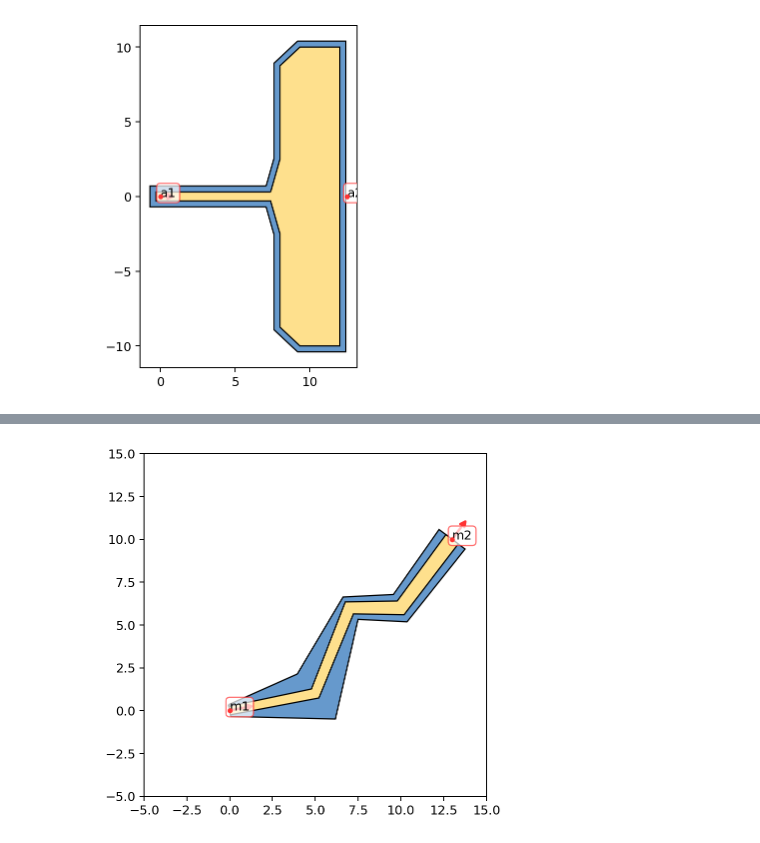
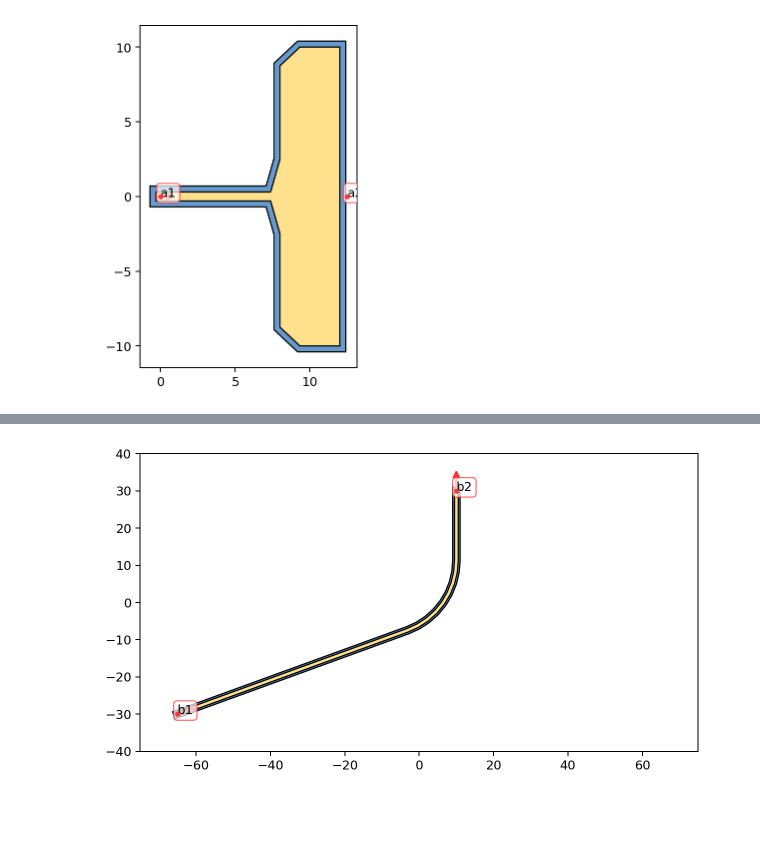
Before and after one commit to eeroqlab/zeroheliumkit, a Jupyter notebook: dev/anchors_test.ipynb, the cells around one changed output, grey strips where cells are left out. Saved outputs shown, nothing was run; the diff lists cells and outputs as text; code cells hidden in the pictures; blank space fills up the shorter version.

Commit message:
completed update with new Anchor implementation

```diff
--- a/dev/anchors_test.ipynb
+++ b/dev/anchors_test.ipynb
@@ -115,9 +139,17 @@ EL = ExtrudedLine(pts, ll, ("m1", "m2"))
 # %%
+layer_info = {"metal": 1,
+              "etch": 2}
+
+p1 = Point (-65, -30)
+p2 = Point(10, 30)
+
+route = Route(p1, 20, p2, 90, radius=20, num_segments=9, layers=layer_info, alabel=("b1", "b2"))
+
 fig = plt.figure(1, figsize=SIZE, dpi=90)
 ax = fig.add_subplot(111)
-set_limits(ax=ax, coor=[5,5], dxdy=[20,20])
-EL.plot(ax=ax, layer=["l2", "l1", "anchorsmod"], color=colorlist, draw_direction=True)
+set_limits(ax=ax, coor=[0,0], dxdy=[150,80])
+route.plot(ax=ax, layer=["etch", "metal", "anchorsmod"], color=colorlist)
 plt.gca().set_aspect('equal')
 plt.show()
 # %% [output]
-[figure, old version]
+[figure, new version]
```
Also changed, not shown: parts of 12 cells of this notebook, 2 other files.
